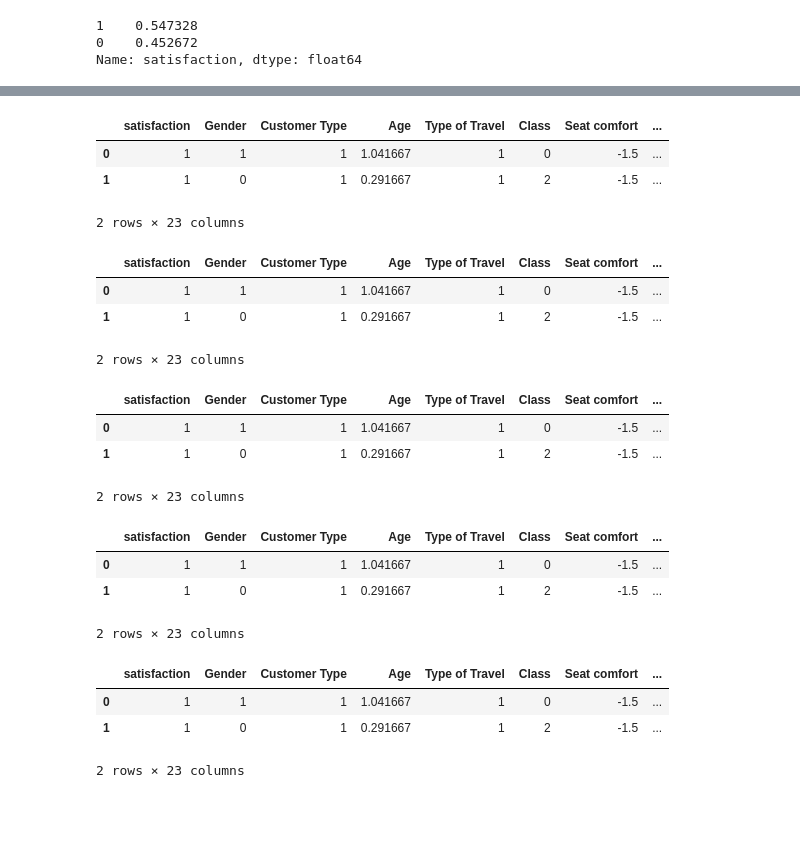
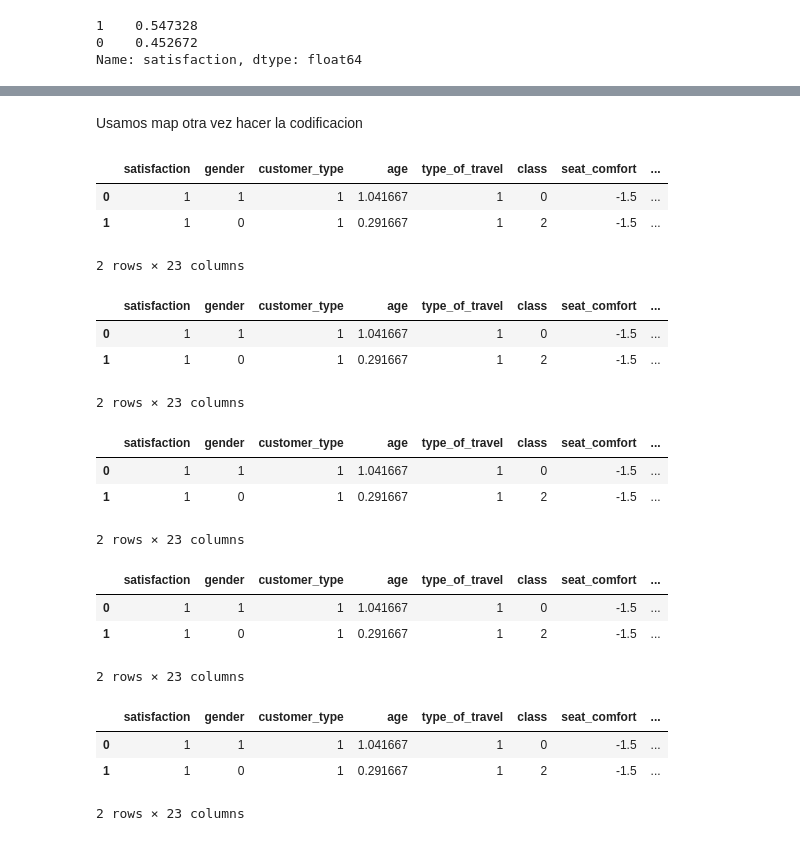
Before and after one commit to Adalab/DA-promo-c-modulo-3-sprint-1-AnaG-Laura, a Jupyter notebook: Regresión Logística/Leccion-2-Preparacion.ipynb, the cells around one changed output, grey strips where cells are left out. Saved outputs shown, nothing was run; the diff lists cells and outputs as text; code cells hidden in the pictures; blank space fills up the shorter version.

```diff
--- a/Regresión Logística/Leccion-2-Preparacion.ipynb
+++ b/Regresión Logística/Leccion-2-Preparacion.ipynb
@@ -157,6 +166,6 @@ df.head(2)
 | 1 | 1 | Male | Loyal Customer | 0.291667 | Personal Travel | Business | -1.5 | ... |
 2 rows × 23 columns
 # %%
-df['Gender'] = df['Gender'].map(map_gen)
+df['gender'] = df['gender'].map(map_gen)
 df.head(2)
 # %% [output]
@@ -165,6 +174,6 @@ df.head(2)
 | 1 | 1 | 0 | Loyal Customer | 0.291667 | Personal Travel | Business | -1.5 | ... |
 2 rows × 23 columns
 # %%
-df['Customer Type'] = df['Customer Type'].map(map_custom)
+df['customer_type'] = df['customer_type'].map(map_custom)
 df.head(2)
 # %% [output]
@@ -173,6 +182,6 @@ df.head(2)
 | 1 | 1 | 0 | 1 | 0.291667 | Personal Travel | Business | -1.5 | ... |
 2 rows × 23 columns
 # %%
-df['Type of Travel'] = df['Type of Travel'].map(map_type)
+df['type_of_travel'] = df['type_of_travel'].map(map_type)
 df.head(2)
 # %% [output]
@@ -181,6 +190,6 @@ df.head(2)
 | 1 | 1 | 0 | 1 | 0.291667 | 1 | Business | -1.5 | ... |
 2 rows × 23 columns
 # %%
-df['Class'] = df['Class'].map(map_class)
+df['class'] = df['class'].map(map_class)
 df.head(2)
 # %% [output]
@@ -226,3 +239,5 @@ Index(['satisfaction', 'Gender', 'Customer Type', 'Type of Travel', 'Class'], dt
+# %% [markdown]
+Usamos map otra vez hacer la codificacion
 # %%
 map_satis = {"satisfied":1, 'dissatisfied': 0}
 map_gen = {"Female":1, 'Male': 0}
@@ -233,39 +248,39 @@ map_type = {"Personal Travel":1, 'Business travel': 0}
 df2['satisfaction'] = df2['satisfaction'].map(map_satis)
 df.head(2)
 # %% [output]
-|  | satisfaction | Gender | Customer Type | Age | Type of Travel | Class | Seat comfort | ... |
+|  | satisfaction | gender | customer_type | age | type_of_travel | class | seat_comfort | ... |
 | 0 | 1 | 1 | 1 | 1.041667 | 1 | 0 | -1.5 | ... |
 | 1 | 1 | 0 | 1 | 0.291667 | 1 | 2 | -1.5 | ... |
 2 rows × 23 columns
 # %%
-df2['Gender'] = df2['Gender'].map(map_gen)
+df2['gender'] = df2['gender'].map(map_gen)
 df.head(2)
 # %% [output]
-|  | satisfaction | Gender | Customer Type | Age | Type of Travel | Class | Seat comfort | ... |
+|  | satisfaction | gender | customer_type | age | type_of_travel | class | seat_comfort | ... |
 | 0 | 1 | 1 | 1 | 1.041667 | 1 | 0 | -1.5 | ... |
 | 1 | 1 | 0 | 1 | 0.291667 | 1 | 2 | -1.5 | ... |
 2 rows × 23 columns
 # %%
-df2['Customer Type'] = df2['Customer Type'].map(map_custom)
+df2['customer_type'] = df2['customer_type'].map(map_custom)
 df.head(2)
 # %% [output]
-|  | satisfaction | Gender | Customer Type | Age | Type of Travel | Class | Seat comfort | ... |
+|  | satisfaction | gender | customer_type | age | type_of_travel | class | seat_comfort | ... |
 | 0 | 1 | 1 | 1 | 1.041667 | 1 | 0 | -1.5 | ... |
 | 1 | 1 | 0 | 1 | 0.291667 | 1 | 2 | -1.5 | ... |
 2 rows × 23 columns
 # %%
-df2['Type of Travel'] = df2['Type of Travel'].map(map_type)
+df2['type_of_travel'] = df2['type_of_travel'].map(map_type)
 df.head(2)
 # %% [output]
-|  | satisfaction | Gender | Customer Type | Age | Type of Travel | Class | Seat comfort | ... |
+|  | satisfaction | gender | customer_type | age | type_of_travel | class | seat_comfort | ... |
 | 0 | 1 | 1 | 1 | 1.041667 | 1 | 0 | -1.5 | ... |
 | 1 | 1 | 0 | 1 | 0.291667 | 1 | 2 | -1.5 | ... |
 2 rows × 23 columns
 # %%
-df2['Class'] = df2['Class'].map(map_class)
+df2['class'] = df2['class'].map(map_class)
 df.head(2)
 # %% [output]
-|  | satisfaction | Gender | Customer Type | Age | Type of Travel | Class | Seat comfort | ... |
+|  | satisfaction | gender | customer_type | age | type_of_travel | class | seat_comfort | ... |
 | 0 | 1 | 1 | 1 | 1.041667 | 1 | 0 | -1.5 | ... |
 | 1 | 1 | 0 | 1 | 0.291667 | 1 | 2 | -1.5 | ... |
 2 rows × 23 columns
```
Also changed, not shown: parts of 26 cells of this notebook, 6 other files.
